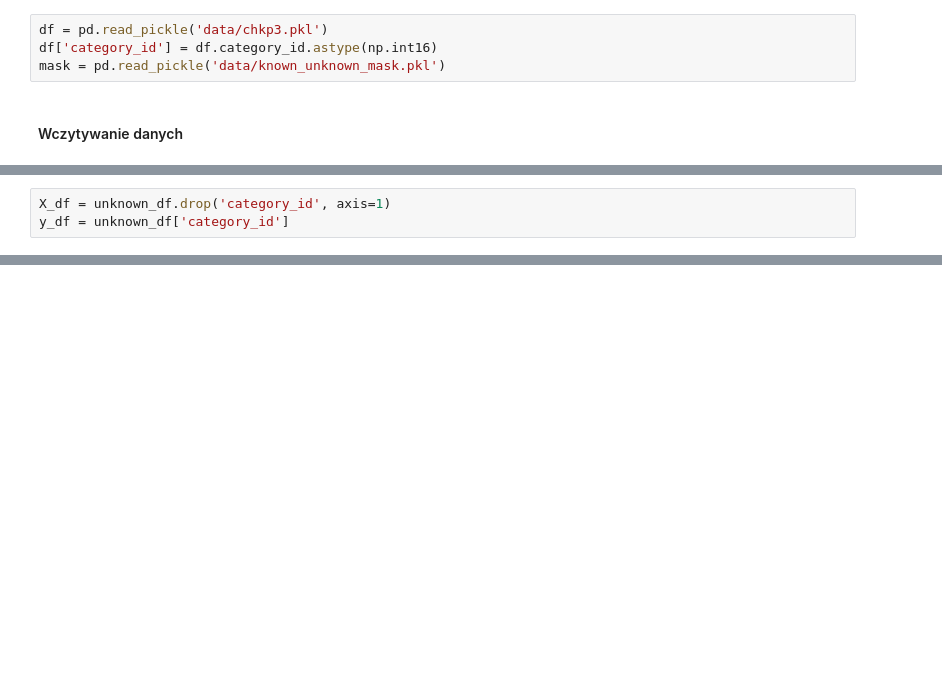
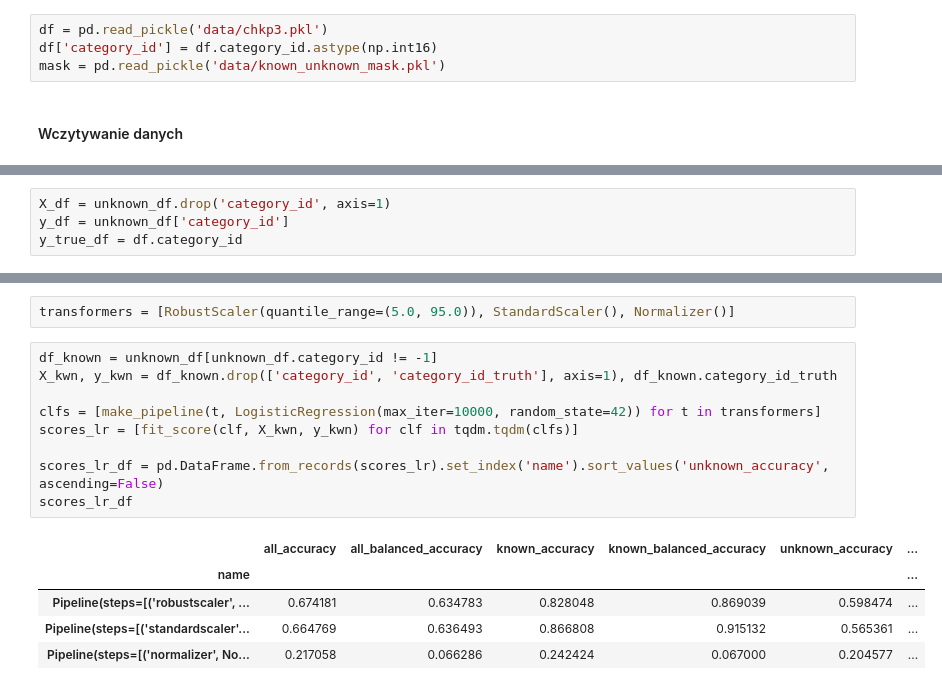
Before and after one commit to AxolotlOfConflagration/yt_trending_videos, a Jupyter notebook: checkpoint4.ipynb, the cells around one changed output, grey strips where cells are left out. Drawn from its saved outputs; the diff is of its cells as text; blank space fills up the shorter version.

```diff
--- a/checkpoint4.ipynb
+++ b/checkpoint4.ipynb
@@ -63,3 +41,4 @@ Name: category_id, dtype: int64
 # %%
 X_df = unknown_df.drop('category_id', axis=1)
 y_df = unknown_df['category_id']
+y_true_df = df.category_id
@@ -65,0 +97,17 @@ y_df = unknown_df['category_id']
+# %%
+transformers = [RobustScaler(quantile_range=(5.0, 95.0)), StandardScaler(), Normalizer()]
+# %%
+df_known = unknown_df[unknown_df.category_id != -1]
+X_kwn, y_kwn = df_known.drop(['category_id', 'category_id_truth'], axis=1), df_known.category_id_truth
+
+clfs = [make_pipeline(t, LogisticRegression(max_iter=10000, random_state=42)) for t in transformers]
+scores_lr = [fit_score(clf, X_kwn, y_kwn) for clf in tqdm.tqdm(clfs)]
+
+scores_lr_df = pd.DataFrame.from_records(scores_lr).set_index('name').sort_values('unknown_accuracy', ascending=False)
+scores_lr_df
+# %% [output]
+|  | all_accuracy | all_balanced_accuracy | known_accuracy | known_balanced_accuracy | unknown_accuracy | ... |
+| name |  |  |  |  |  | ... |
+| Pipeline(steps=[('robustscaler', ... | 0.674181 | 0.634783 | 0.828048 | 0.869039 | 0.598474 | ... |
+| Pipeline(steps=[('standardscaler'... | 0.664769 | 0.636493 | 0.866808 | 0.915132 | 0.565361 | ... |
+| Pipeline(steps=[('normalizer', No... | 0.217058 | 0.066286 | 0.242424 | 0.067000 | 0.204577 | ... |
```
Also changed, not shown: parts of 20 cells of this notebook, 2 other files.
